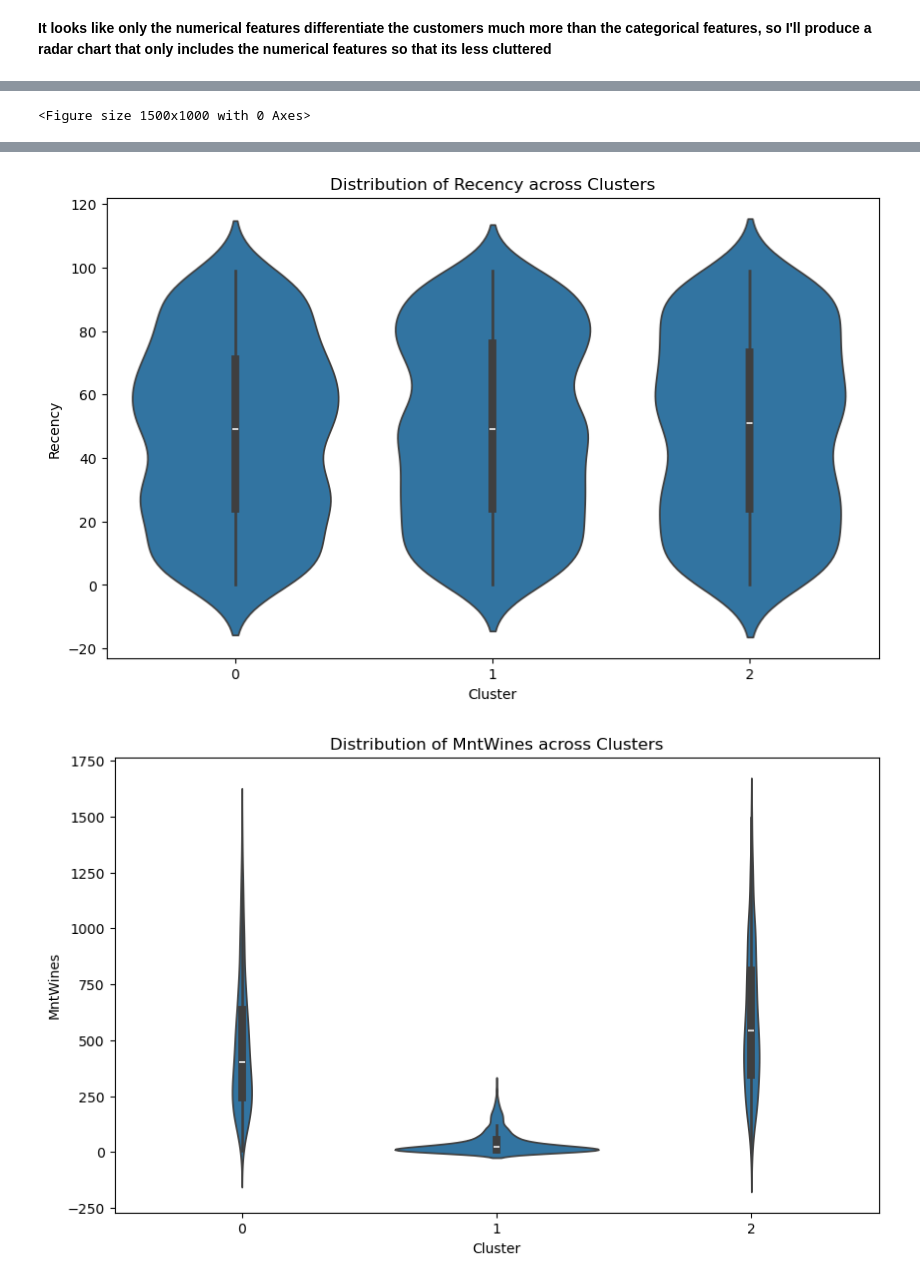
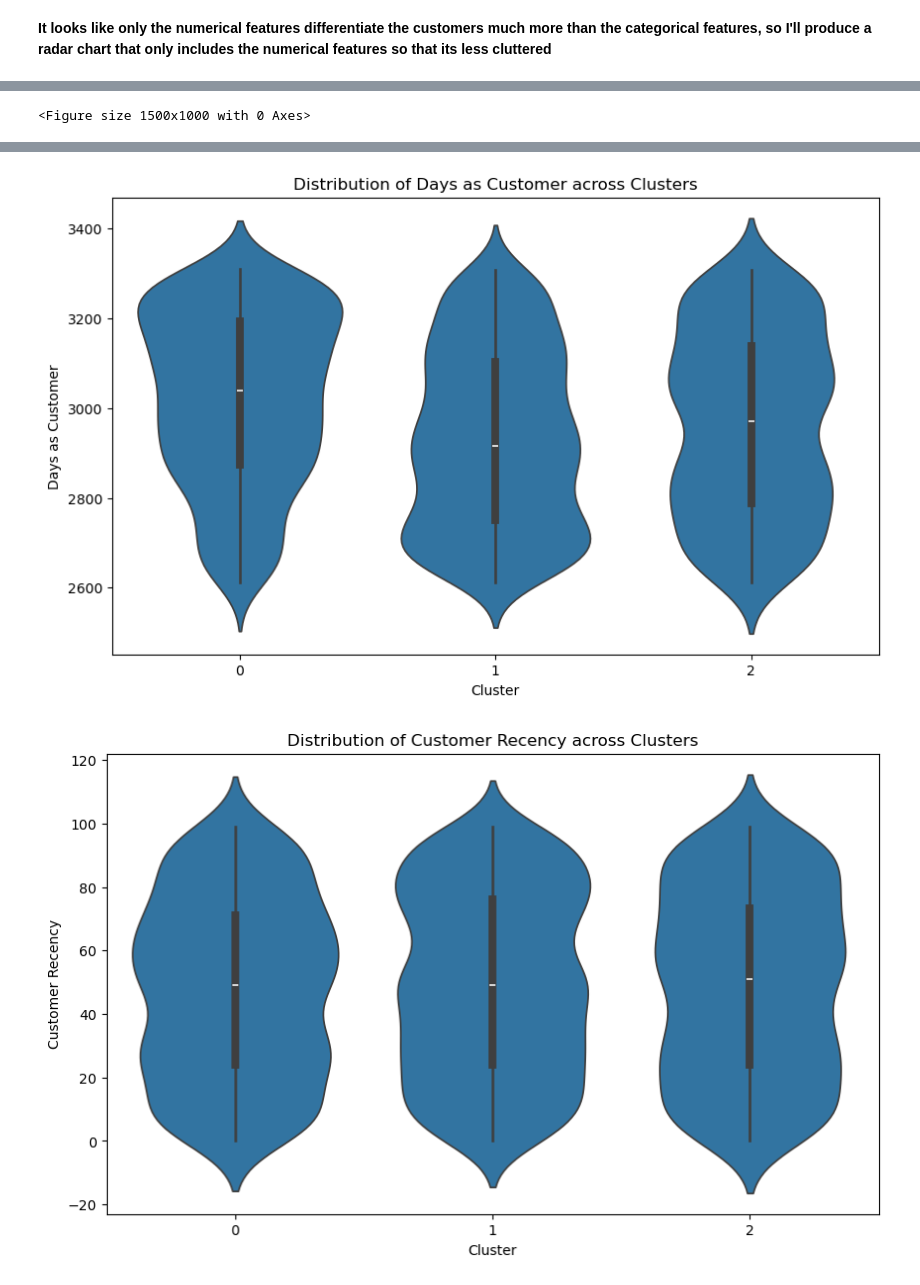
Before and after one commit to Tsharkowill/market_segment_analysis, a Jupyter notebook: data_analysis/market_segment_analysis.ipynb, the cells around one changed output, grey strips where cells are left out. Cells and saved outputs as stored; diff of their text form; code cells hidden in the pictures.

```diff
--- a/data_analysis/market_segment_analysis.ipynb
+++ b/data_analysis/market_segment_analysis.ipynb
@@ -108,6 +108,12 @@ customer_data['Dt_Customer'] = pd.to_datetime(customer_data['Dt_Customer'], form
 # Drop the 'Valid_Date' column after conversion
 customer_data = customer_data.drop(columns=['Valid_Date'])
 
+# Using the date the file was created so that we can determine the longevity of each customer
+file_creation_date = pd.Timestamp('22-08-2021')
+
+# Convert Dt_Customer to int representing length of time they've been a customer
+customer_data['Days as Customer'] = (file_creation_date - customer_data['Dt_Customer']).dt.days
+
 # Check the result
 print(customer_data)
 # %% [output]
@@ -171,0 +179,17 @@ Name: count, Length: 662, dtype: int64
+# %%
+# One-hot encoding for categorical variables (Education and Marital_Status)
+encoded_data = pd.get_dummies(customer_data, columns=['Education', 'Marital_Status'])
+
+
+# Convert any boolean columns (True/False) to integer (0/1)
+encoded_data = encoded_data.astype(int)
+
+
+# Normalize numerical features
+scaler = StandardScaler()
+numerical_features = ['Customer Age', 'Annual Income', 'Kids at Home', 'Teens at Home', 'Days as Customer', 'Customer Recency', 'Wine', 'Fruit', 'Meat', 'Fish', 'Sweets', 'Gold', 'Deals Purchased', 'Web Purchases', 'Catalog Purchases', 'Store Purchases', 'Monthly Web Visits']
+
+scaled_data = encoded_data.copy()
+scaled_data[numerical_features] = scaler.fit_transform(encoded_data[numerical_features])
+
+scaled_data.head()
@@ -377,12 +426,8 @@ customer_data['Cluster'] = scaled_data['Cluster'].values
 # Plot violin plots for each feature, separated by cluster
 plt.figure(figsize=(15, 10))
 
-# Dropping clusters for violin charts
-violin_features = ['Year_Birth', 'Income', 'Kidhome', 'Teenhome', 'Recency','MntWines', 'MntFruits',
-        'MntMeatProducts', 'MntFishProducts', 'MntSweetProducts', 'MntGoldProds', 'NumDealsPurchases',
-        'NumWebPurchases', 'NumCatalogPurchases', 'NumStorePurchases', 'NumWebVisitsMonth']
 
-for feature in violin_features:
+for feature in numerical_features:
     plt.figure(figsize=(10, 6))
     sns.violinplot(x='Cluster', y=feature, data=customer_data)
     plt.title(f'Distribution of {feature} across Clusters')
@@ -396,2 +441,2 @@ for feature in violin_features:
-[figure, old version]
+[figure, new version]
-[figure, old version]
+[figure, new version]
```
Also changed, not shown: parts of 16 cells of this notebook, 4 other files.
